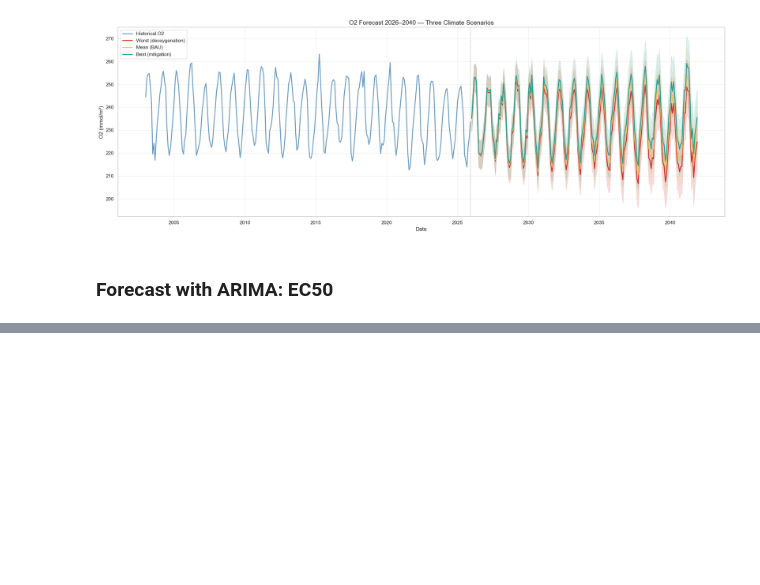
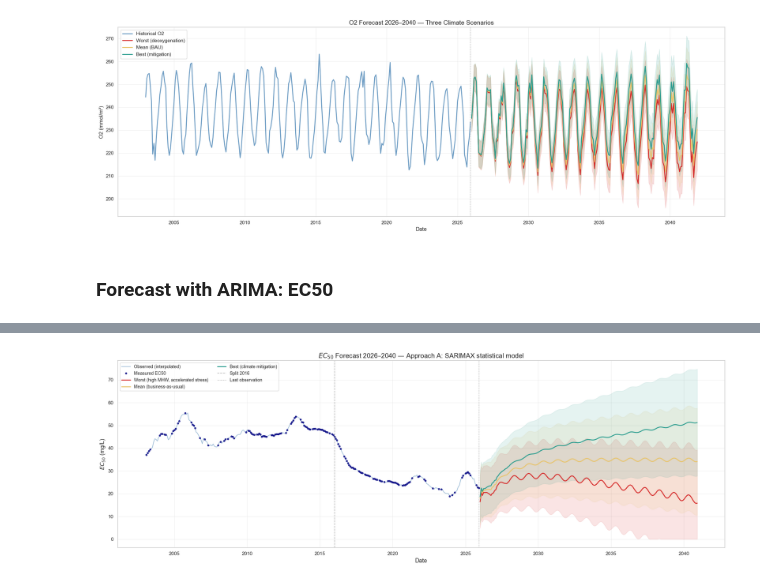
Before and after one commit to scatenag/climate_change_on_sea_urchins, a Jupyter notebook: analysis.ipynb, the cells around one changed output, grey strips where cells are left out. Drawn from its saved outputs; the diff is of its cells as text; code cells hidden in the pictures; blank space fills up the shorter version.

```diff
--- a/analysis.ipynb
+++ b/analysis.ipynb
@@ -1218,0 +1125,26 @@ good: 22.5 → 20.7 (1yr) → 23.1 (5yr) → 27.3 (15yr)
+# %%
+# ── EC50 Forecast — Approach A: SARIMAX statistical model ──────────────────
+# Baseline: simpler, interpretable. Shown first as reference.
+# Output of 06_forecast.py — SARIMAX(1,0,1)(1,0,1,12) + cumulative climate
+# scenario adjustment calibrated from observed pre/post-2016 EC50 shift.
+# Smoother, more sinusoidal, linearly-growing CI.
+
+_sc_sarimax = [
+    (fc_bad,  '#d62828', 'Worst (high MHW, accelerated stress)'),
+    (fc_mean, '#e9c46a', 'Mean (business-as-usual)'),
+    (fc_good, '#2a9d8f', 'Best (climate mitigation)'),
+]
+fig_s, ax_s = plt.subplots(figsize=(20, 7))
+ax_s.plot(df['Datetime'],         df['EC50'],         color='steelblue', lw=1.5, alpha=0.5, label='Observed (interpolated)')
+ax_s.plot(df_real_fc['Datetime'], df_real_fc['EC50'], 'o', color='navy',  ms=3.5, alpha=0.8, label='Measured EC50')
+for _fc, _col, _lbl in _sc_sarimax:
+    ax_s.fill_between(_fc['Datetime'], _fc['CI_lower'], _fc['CI_upper'], alpha=0.12, color=_col)
+    ax_s.plot(_fc['Datetime'], _fc['EC50_forecast'], color=_col, lw=2, label=_lbl)
+ax_s.axvline(pd.Timestamp('2016-01-01'), color='gray',  ls='--', lw=1.2, alpha=0.6, label='Split 2016')
+ax_s.axvline(df['Datetime'].max(),       color='black', ls=':',  lw=1.0, alpha=0.5, label='Last observation')
+ax_s.set_title(r'$EC_{50}$ Forecast 2026–2040 — Approach A: SARIMAX statistical model', fontsize=15)
+ax_s.set_xlabel('Date', fontsize=13); ax_s.set_ylabel(r'$EC_{50}$ (mg/L)', fontsize=13)
+ax_s.legend(fontsize=10, ncols=2); ax_s.grid(alpha=0.3)
+plt.tight_layout(); plt.show()
+# %% [output]
+[figure, added]
```
Also changed, not shown: parts of 2 cells of this notebook, 4 other files.
